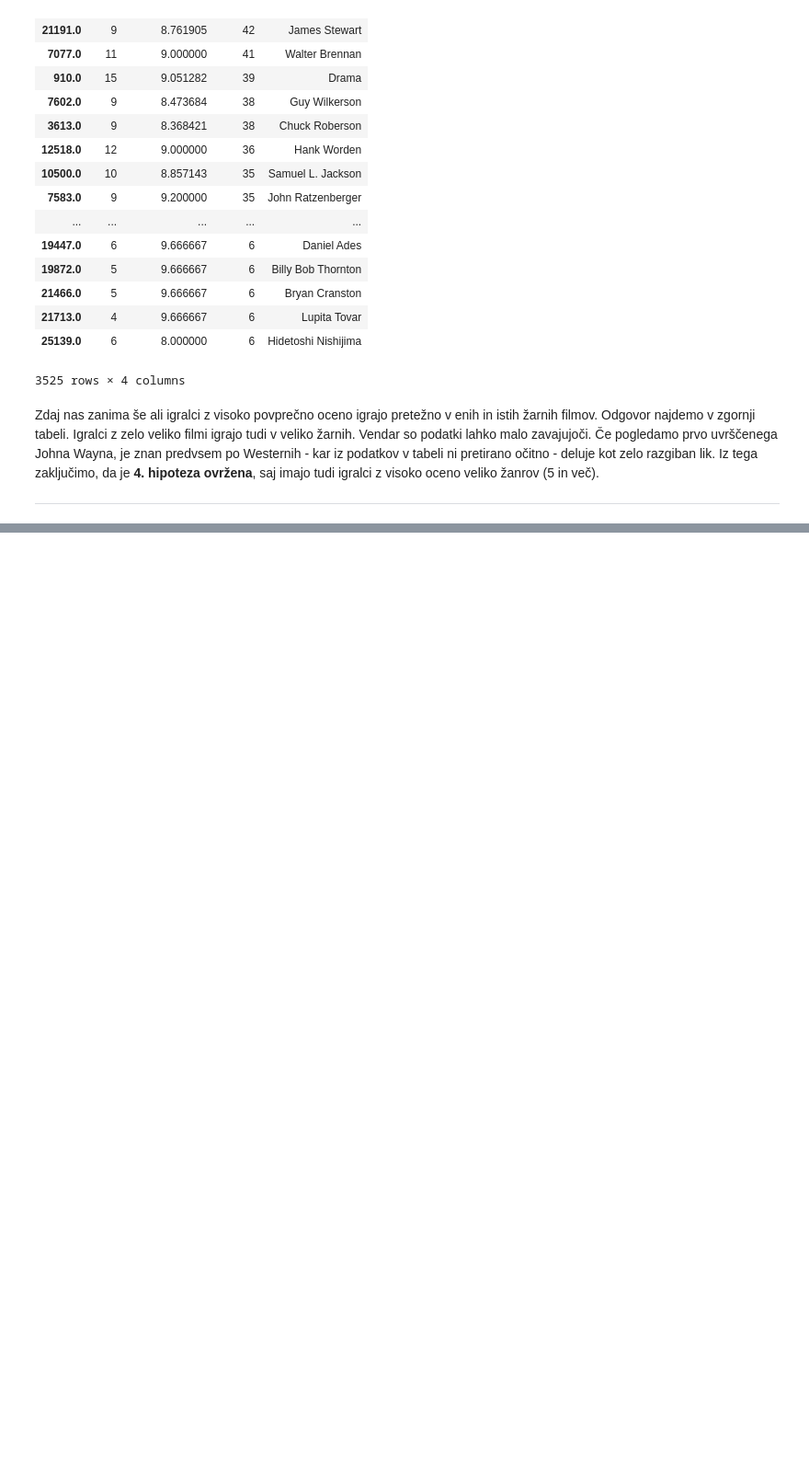
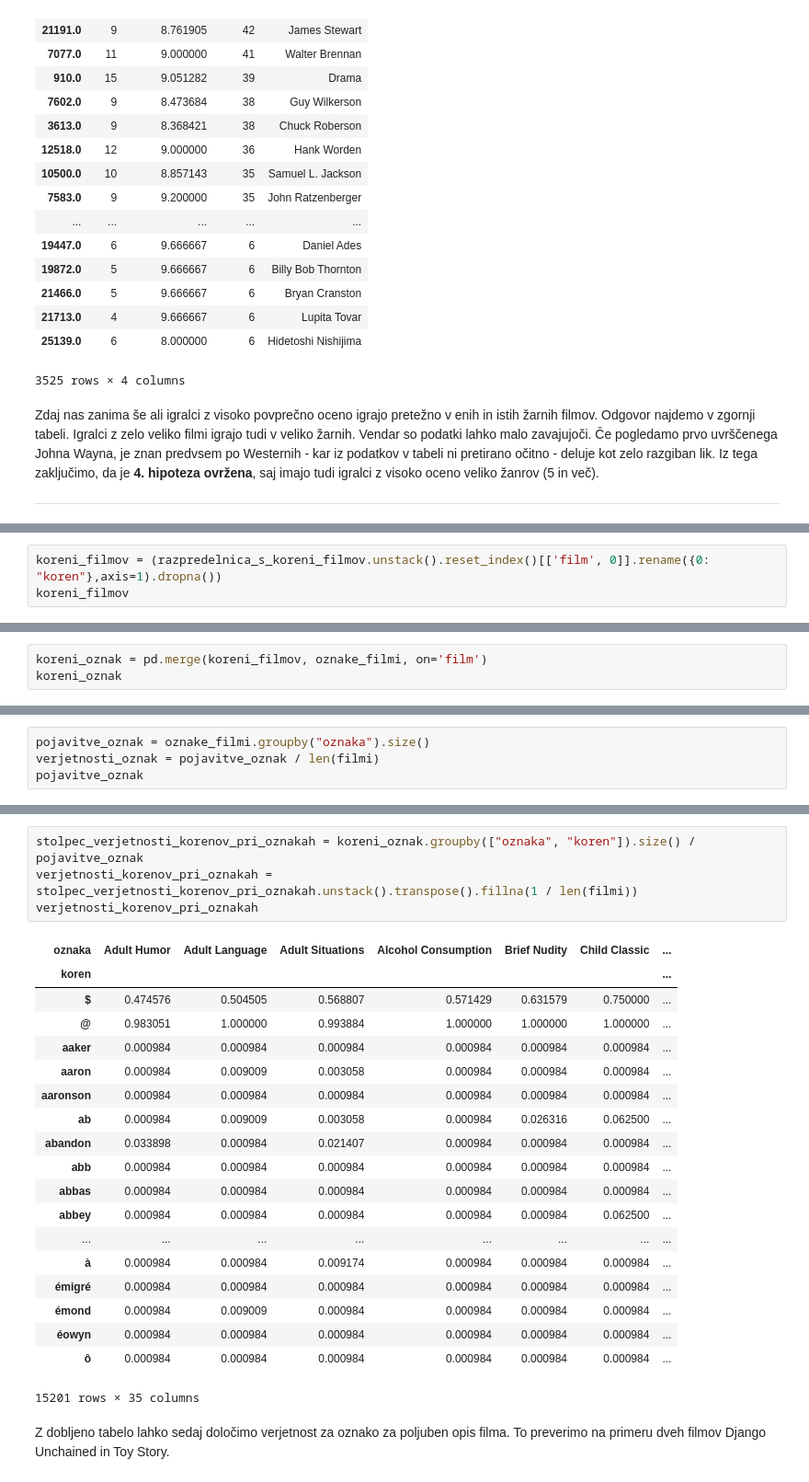
Before and after one commit to JanKamnikar/programiranje1-analiza-podatkov, a Jupyter notebook: analiza.ipynb, the cells around one changed output, grey strips where cells are left out. Shown at 92% size. Drawn from its saved outputs; the diff is of its cells as text; blank space fills up the shorter version.

```diff
--- a/analiza.ipynb
+++ b/analiza.ipynb
@@ -368,0 +375,3 @@ koreni_filmov
+# %%
+koreni_filmov = (razpredelnica_s_koreni_filmov.unstack().reset_index()[['film', 0]].rename({0: "koren"},axis=1).dropna())
+koreni_filmov
@@ -368,0 +419,3 @@ koreni_filmov
+# %%
+koreni_oznak = pd.merge(koreni_filmov, oznake_filmi, on='film')
+koreni_oznak
@@ -368,0 +441,4 @@ koreni_filmov
+# %%
+pojavitve_oznak = oznake_filmi.groupby("oznaka").size()
+verjetnosti_oznak = pojavitve_oznak / len(filmi)
+pojavitve_oznak
@@ -368,0 +463,26 @@ koreni_filmov
+# %%
+stolpec_verjetnosti_korenov_pri_oznakah = koreni_oznak.groupby(["oznaka", "koren"]).size() / pojavitve_oznak
+verjetnosti_korenov_pri_oznakah = stolpec_verjetnosti_korenov_pri_oznakah.unstack().transpose().fillna(1 / len(filmi))
+verjetnosti_korenov_pri_oznakah
+# %% [output]
+| oznaka | Adult Humor | Adult Language | Adult Situations | Alcohol Consumption | Brief Nudity | Child Classic | ... |
+| koren |  |  |  |  |  |  | ... |
+| $ | 0.474576 | 0.504505 | 0.568807 | 0.571429 | 0.631579 | 0.750000 | ... |
+| @ | 0.983051 | 1.000000 | 0.993884 | 1.000000 | 1.000000 | 1.000000 | ... |
+| aaker | 0.000984 | 0.000984 | 0.000984 | 0.000984 | 0.000984 | 0.000984 | ... |
+| aaron | 0.000984 | 0.009009 | 0.003058 | 0.000984 | 0.000984 | 0.000984 | ... |
+| aaronson | 0.000984 | 0.000984 | 0.000984 | 0.000984 | 0.000984 | 0.000984 | ... |
+| ab | 0.000984 | 0.009009 | 0.003058 | 0.000984 | 0.026316 | 0.062500 | ... |
+| abandon | 0.033898 | 0.000984 | 0.021407 | 0.000984 | 0.000984 | 0.000984 | ... |
+| abb | 0.000984 | 0.000984 | 0.000984 | 0.000984 | 0.000984 | 0.000984 | ... |
+| abbas | 0.000984 | 0.000984 | 0.000984 | 0.000984 | 0.000984 | 0.000984 | ... |
+| abbey | 0.000984 | 0.000984 | 0.000984 | 0.000984 | 0.000984 | 0.062500 | ... |
+| ... | ... | ... | ... | ... | ... | ... | ... |
+| à | 0.000984 | 0.000984 | 0.009174 | 0.000984 | 0.000984 | 0.000984 | ... |
+| émigré | 0.000984 | 0.000984 | 0.000984 | 0.000984 | 0.000984 | 0.000984 | ... |
+| émond | 0.000984 | 0.009009 | 0.000984 | 0.000984 | 0.000984 | 0.000984 | ... |
+| éowyn | 0.000984 | 0.000984 | 0.000984 | 0.000984 | 0.000984 | 0.000984 | ... |
+| ô | 0.000984 | 0.000984 | 0.000984 | 0.000984 | 0.000984 | 0.000984 | ... |
+15201 rows × 35 columns
+# %% [markdown]
+Z dobljeno tabelo lahko sedaj določimo verjetnost za oznako za poljuben opis filma. To preverimo na primeru dveh filmov Django Unchained in Toy Story.
```
Also changed, not shown: parts of 11 cells of this notebook.
